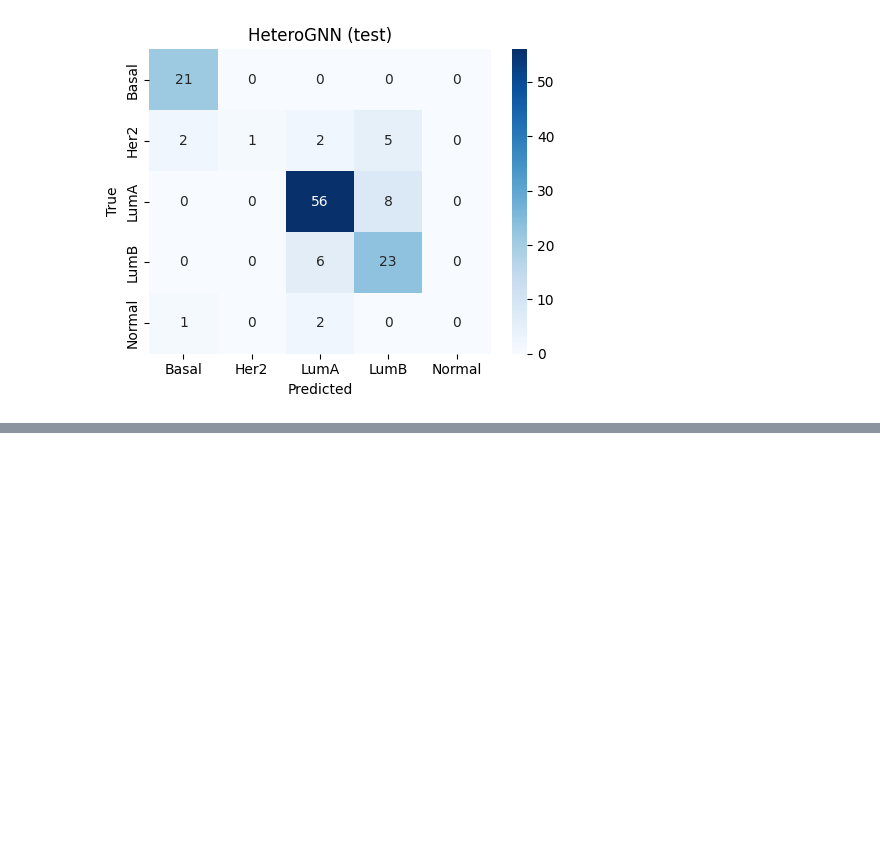
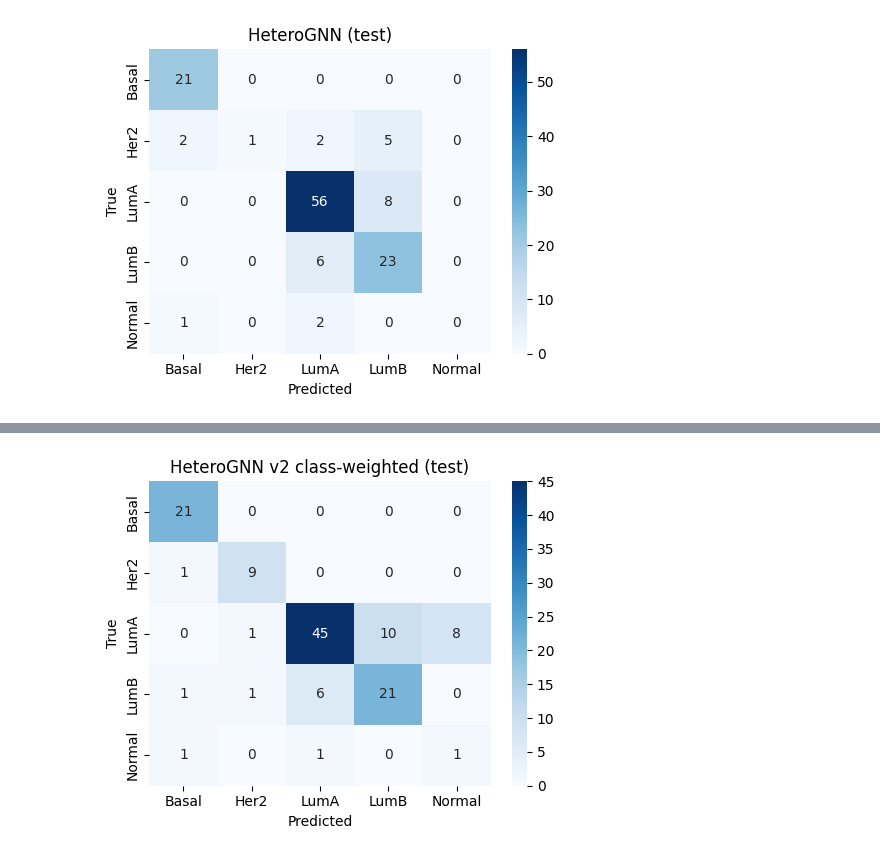
Before and after one commit to Mariya98rose/CancerGraph, a Jupyter notebook: CancerGraph.ipynb, the cells around one changed output, grey strips where cells are left out. Drawn from its saved outputs; the diff is of its cells as text; code cells hidden in the pictures; blank space fills up the shorter version.

Commit message:
Step 5: add class-weighted GNN and full model comparison

```diff
--- a/CancerGraph.ipynb
+++ b/CancerGraph.ipynb
@@ -919,3 +919,11 @@ accuracy          0.795   0.795     0.795    0.795
 macro avg         0.672   0.554     0.537  127.000
 weighted avg      0.797   0.795     0.764  127.000
 [figure]
+# %%
+import shutil, glob
+for f in (glob.glob(f"{RESULTS_DIR}/*.csv") + glob.glob(f"{RESULTS_DIR}/*.png")):
+    shutil.copy(f, f"{REPO_DIR}/results/")
+shutil.copy(CKPT_PATH, f"{REPO_DIR}/results/gnn_best.pt")      # small (~1 MB), fine to commit
+shutil.copy("/content/drive/MyDrive/Colab Notebooks/CancerGraph.ipynb", f"{REPO_DIR}/CancerGraph.ipynb")
+run_git(["status", "--short"])
+push("Step 4: add heterogeneous GNN, training and results")
@@ -921,0 +948,57 @@ weighted avg      0.797   0.795     0.764  127.000
+# %%
+CKPT_V2 = f"{PROJECT_DIR}/results/gnn_v2_best.pt"
+
+def train_gnn_v2(model, data, lr=1e-3, weight_decay=5e-4, max_epochs=300, patience=40):
+    optimizer = torch.optim.Adam(model.parameters(), lr=lr, weight_decay=weight_decay)
+    train_mask = data["sample"].train_mask
+    y_train = data["sample"].y[train_mask]
+    counts = torch.bincount(y_train, minlength=5).float()
+    weights = counts.sum() / (5 * counts)            # rarer class -> bigger weight
+    print("Class weights:", dict(zip(CLASSES, weights.round(decimals=2).tolist())))
+
+    best_f1, best_state, wait = -1.0, None, 0
+    for epoch in range(1, max_epochs + 1):
+        model.train(); optimizer.zero_grad()
+        out = model(data)
+        loss = F.cross_entropy(out[train_mask], y_train, weight=weights)
+        loss.backward(); optimizer.step()
+
+        _, val_pred, val_true = evaluate(model, data, "val")
+        val_f1 = f1_score(val_true, val_pred, average="macro")
+        if epoch % 10 == 0:
+            print(f"epoch {epoch:3d} | train loss {loss.item():.3f} | val macro-F1 {val_f1:.3f}")
+        if val_f1 > best_f1 + 1e-4:                  # monitor VALIDATION macro-F1
+            best_f1, wait = val_f1, 0
+            best_state = copy.deepcopy(model.state_dict())
+            torch.save(best_state, CKPT_V2)
+        else:
+            wait += 1
+            if wait >= patience:
+                print(f"Early stopping at epoch {epoch} (best val macro-F1 {best_f1:.3f})")
+                break
+    model.load_state_dict(best_state)
+
+set_seed()
+model_v2 = CancerGraphGNN(in_dim=graph["sample"].x.shape[1], num_genes=graph["gene"].num_nodes)
+train_gnn_v2(model_v2, graph)
+
+# Evaluate ONCE
+rows = []
+for split in ["val", "test"]:
+    _, pred, true = evaluate(model_v2, graph, split)
+    rows.append({"model": "HeteroGNN_v2_classweighted", "split": split, **compute_metrics(true, pred)})
+    if split == "test":
+        v2_pred, v2_true = pred, true
+v2_metrics = pd.DataFrame(rows).round(3)
+print(v2_metrics.to_string(index=False))
+
+rep = classification_report(v2_true, v2_pred, labels=range(5), target_names=CLASSES,
+                            output_dict=True, zero_division=0)
+v2_per_class = pd.DataFrame(rep).T.round(3)
+print(v2_per_class)
+
+plot_confusion(confusion_matrix(v2_true, v2_pred, labels=range(5)),
+               "HeteroGNN v2 class-weighted (test)", f"{RESULTS_DIR}/cm_HeteroGNN_v2.png")
+v2_metrics.to_csv(f"{RESULTS_DIR}/gnn_v2_metrics.csv", index=False)
+v2_per_class.to_csv(f"{RESULTS_DIR}/per_class_HeteroGNN_v2.csv")
+# %% [output]
@@ -921,0 +1024 @@ weighted avg      0.797   0.795     0.764  127.000
+[figure, added]
```
Also changed, not shown: parts of 3 cells of this notebook, 7 other files.
